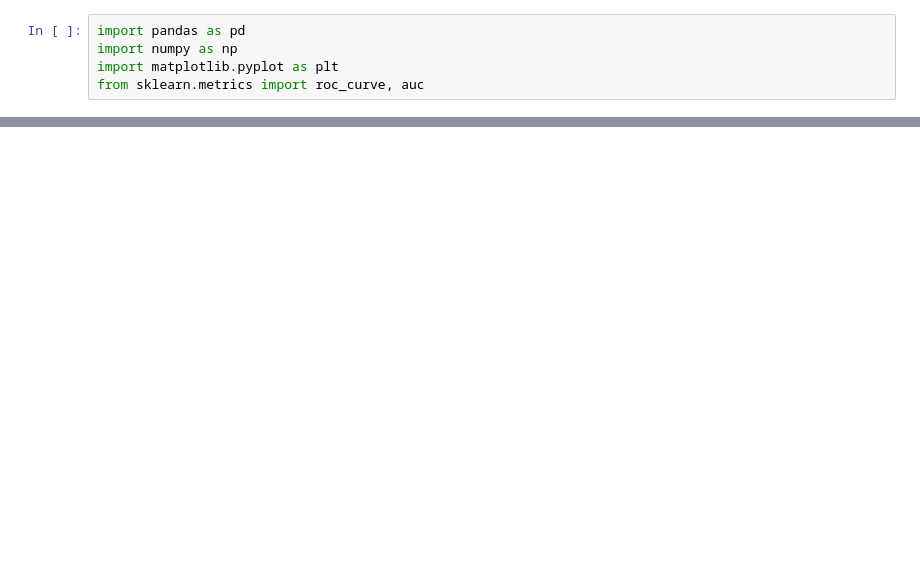
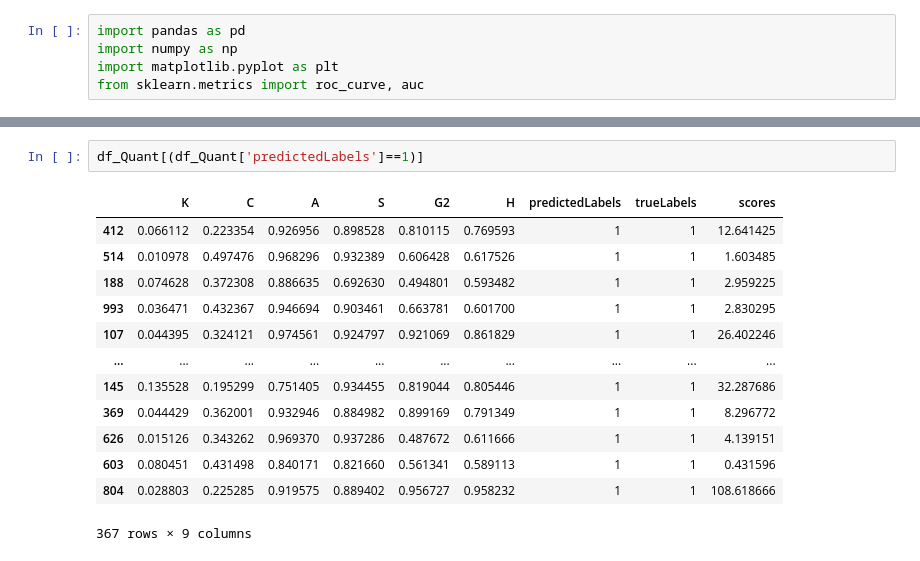
Before and after one commit to mhassans/galaxyMorphology, a Jupyter notebook: Plotting.ipynb, the cells around one changed output, grey strips where cells are left out. Saved outputs shown, nothing was run; the diff lists cells and outputs as text; blank space fills up the shorter version.

```diff
--- a/Plotting.ipynb
+++ b/Plotting.ipynb
@@ -61,0 +87,16 @@ double_roc(df_Clas, 'Classical', df_Quan, 'Quantum')
+# %%
+df_Quant[(df_Quant['predictedLabels']==1)]
+# %% [output]
+|  | K | C | A | S | G2 | H | predictedLabels | trueLabels | scores |
+| 412 | 0.066112 | 0.223354 | 0.926956 | 0.898528 | 0.810115 | 0.769593 | 1 | 1 | 12.641425 |
+| 514 | 0.010978 | 0.497476 | 0.968296 | 0.932389 | 0.606428 | 0.617526 | 1 | 1 | 1.603485 |
+| 188 | 0.074628 | 0.372308 | 0.886635 | 0.692630 | 0.494801 | 0.593482 | 1 | 1 | 2.959225 |
+| 993 | 0.036471 | 0.432367 | 0.946694 | 0.903461 | 0.663781 | 0.601700 | 1 | 1 | 2.830295 |
+| 107 | 0.044395 | 0.324121 | 0.974561 | 0.924797 | 0.921069 | 0.861829 | 1 | 1 | 26.402246 |
+| ... | ... | ... | ... | ... | ... | ... | ... | ... | ... |
+| 145 | 0.135528 | 0.195299 | 0.751405 | 0.934455 | 0.819044 | 0.805446 | 1 | 1 | 32.287686 |
+| 369 | 0.044429 | 0.362001 | 0.932946 | 0.884982 | 0.899169 | 0.791349 | 1 | 1 | 8.296772 |
+| 626 | 0.015126 | 0.343262 | 0.969370 | 0.937286 | 0.487672 | 0.611666 | 1 | 1 | 4.139151 |
+| 603 | 0.080451 | 0.431498 | 0.840171 | 0.821660 | 0.561341 | 0.589113 | 1 | 1 | 0.431596 |
+| 804 | 0.028803 | 0.225285 | 0.919575 | 0.889402 | 0.956727 | 0.958232 | 1 | 1 | 108.618666 |
+367 rows × 9 columns
```
Also changed, not shown: parts of 4 cells of this notebook.
